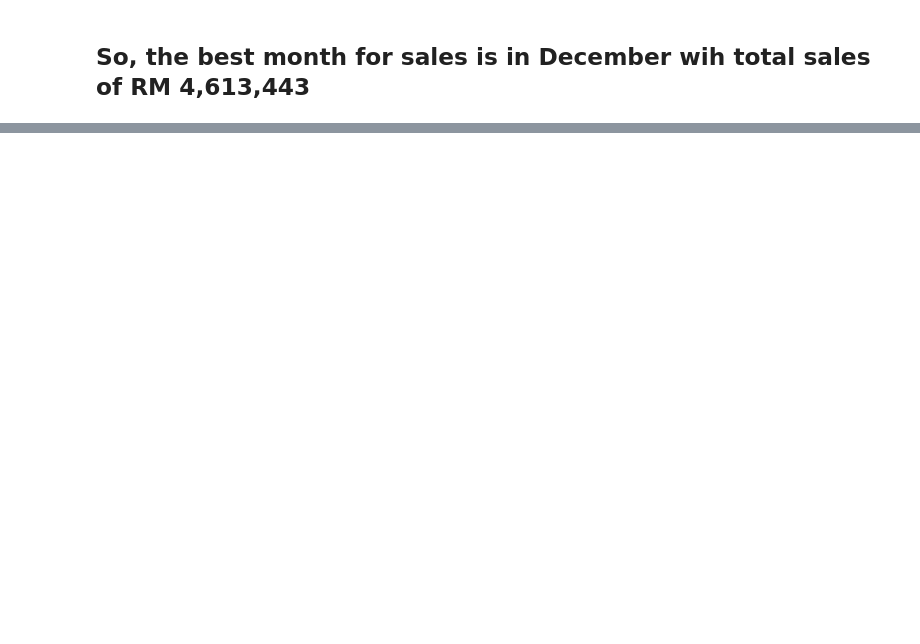
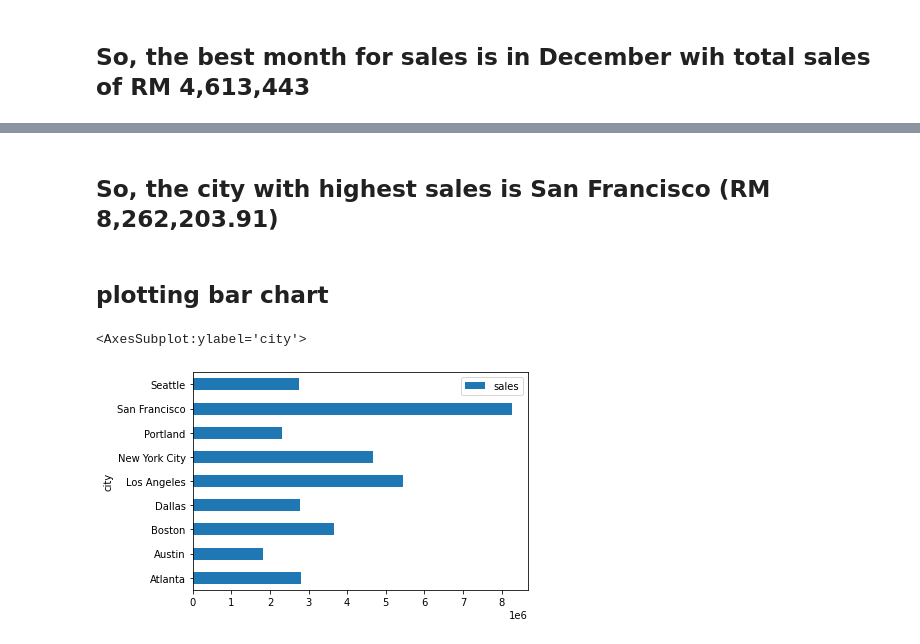
Before and after one commit to rhmnnmhmd/Sales-Analysis, a Jupyter notebook: sales_analysis.ipynb, the cells around one changed output, grey strips where cells are left out. Saved outputs shown, nothing was run; the diff lists cells and outputs as text; code cells hidden in the pictures; blank space fills up the shorter version.

```diff
--- a/sales_analysis.ipynb
+++ b/sales_analysis.ipynb
@@ -266,0 +288,20 @@ Name: sales, dtype: float64
+# %%
+# ## Keith's method
+# # define two function to get the city name and the state
+# #city
+# def get_city(address):
+#     return address.split(', ')[1]
+
+# def get_state(address):
+#     return address.split(', ')[2].split()[0]
+
+# df['city'] = df['address'].apply(lambda x: f'{get_city(x)} ({get_state(x)})')
+
+# df
+
+# extract city name from the address
+# split the string at the ', ' occurrences. this give a list with 3 elements in it
+# use .apply() and lambda function that is applied to each list in each row.
+# taking the 2nd element in the list which is the city name
+df['city'] = df['address'].str.split(', ').apply(lambda x: x[1])
+df
@@ -266,0 +322,4 @@ Name: sales, dtype: float64
+# %%
+# groupby city and get aggregation e.g. sum
+sales_groupby_city = df.groupby('city').sum()
+sales_groupby_city.sort_values('sales', ascending = False)
@@ -266,0 +338,3 @@ Name: sales, dtype: float64
+# %%
+sales_groupby_city_reset_index = sales_groupby_city.reset_index()
+sales_groupby_city_reset_index
@@ -266,0 +352,9 @@ Name: sales, dtype: float64
+# %% [markdown]
+## So, the city with highest sales is San Francisco (RM 8,262,203.91)
+# %% [markdown]
+## plotting bar chart
+# %%
+sales_groupby_city_reset_index.plot(kind = 'barh', y = 'sales', x = 'city')
+# %% [output]
+<AxesSubplot:ylabel='city'>
+[figure, added]
```
Also changed, not shown: parts of 12 cells of this notebook.
